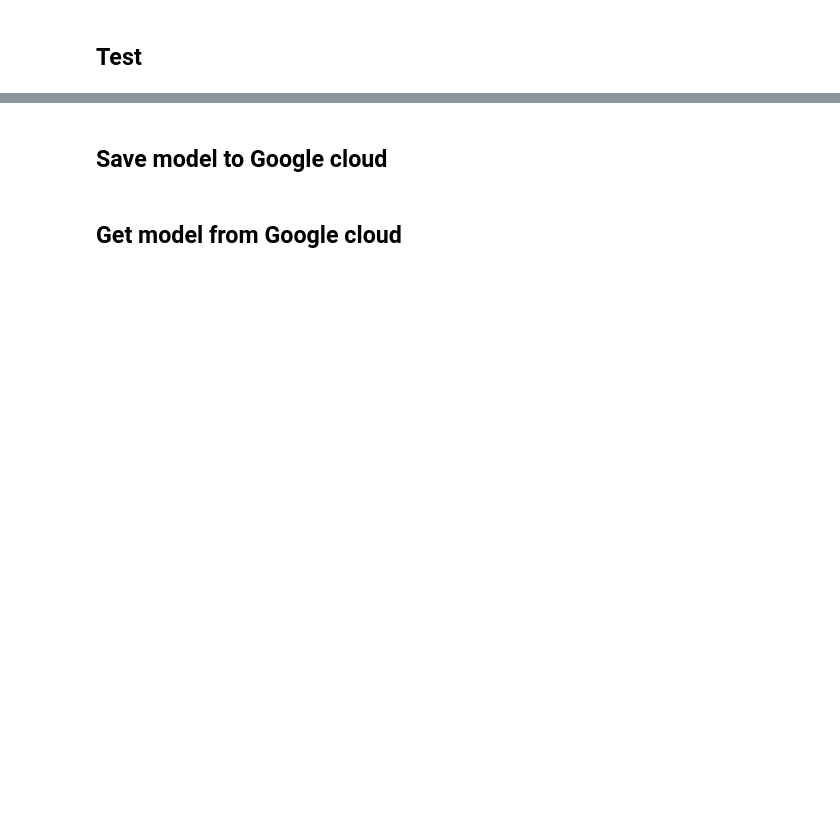
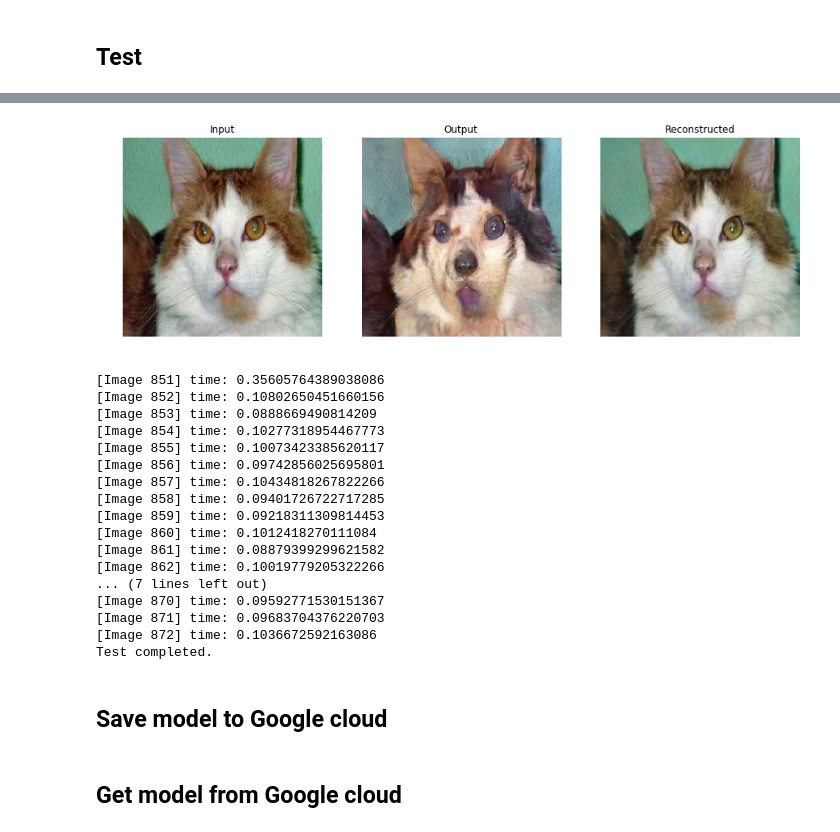
Before and after one commit to neilsun2009/CycleGAN, a Jupyter notebook: src/cycle_gan.ipynb, the cells around one changed output, grey strips where cells are left out. Saved outputs shown, nothing was run; the diff lists cells and outputs as text; code cells hidden in the pictures; blank space fills up the shorter version.

```diff
--- a/src/cycle_gan.ipynb
+++ b/src/cycle_gan.ipynb
@@ -54,6 +58,25 @@ gan.test('../dataset/horse2zebra/testA/*.jpg', '../models/20190313/model-gan.h5'
 # %%
-gan.test('../dataset/horse2zebra/testB/*.jpg', '../models/20190313/model-gan.h5', is_a2b=False,
-         batch_size=1, image_save_path='../output/horse2zebra/testB/', show_image=True, show_image_every_step=50)
+gan.test('../dataset/cat2dog_clean/test_set/cats/*.jpg', '../models/cat_2_dog_cl5/model-gan.h5', is_a2b=False,
+         batch_size=1, image_save_path='../output/cat_2_dog_test_cl5/testB/', show_image=True, show_image_every_step=50)
+# %% [output]
+[figure, added]
+[Image 851] time: 0.35605764389038086
+[Image 852] time: 0.10802650451660156
+[Image 853] time: 0.0888669490814209
+[Image 854] time: 0.10277318954467773
+[Image 855] time: 0.10073423385620117
+[Image 856] time: 0.09742856025695801
+[Image 857] time: 0.10434818267822266
+[Image 858] time: 0.09401726722717285
+[Image 859] time: 0.09218311309814453
+[Image 860] time: 0.1012418270111084
+[Image 861] time: 0.08879399299621582
+[Image 862] time: 0.10019779205322266
+... (7 lines left out)
+[Image 870] time: 0.09592771530151367
+[Image 871] time: 0.09683704376220703
+[Image 872] time: 0.1036672592163086
+Test completed.
 # %% [markdown]
 ## Save model to Google cloud
 # %%
```
Also changed, not shown: parts of 3 cells of this notebook, 2 other files.
